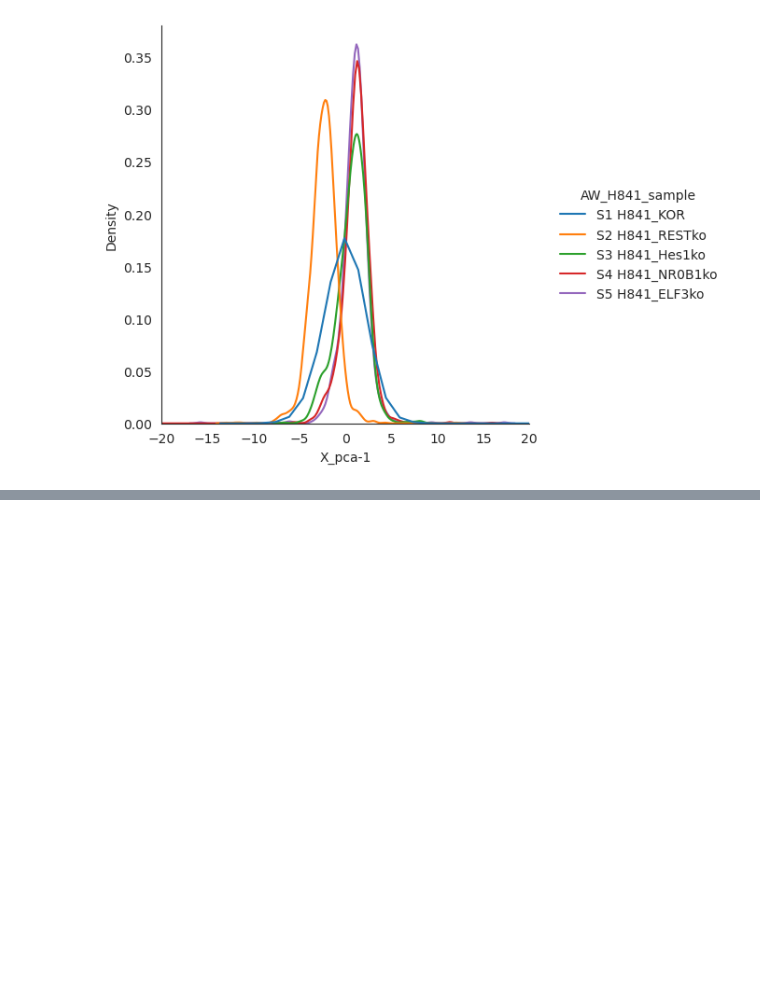
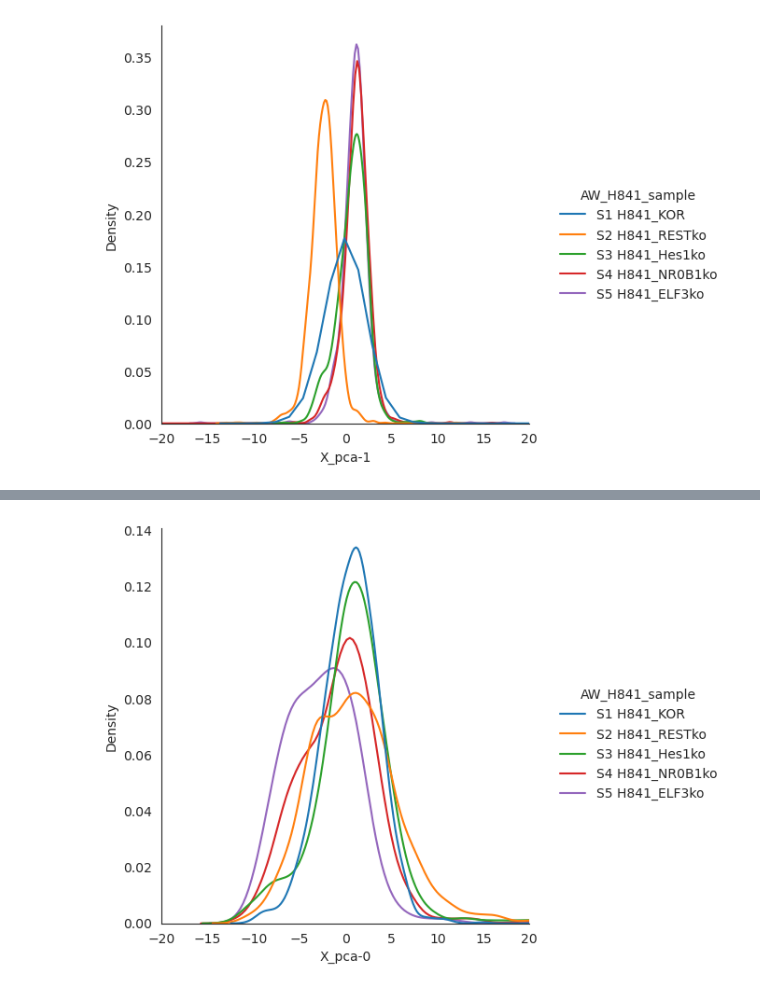
Before and after one commit to QuLab-VU/tempo_code, a Jupyter notebook: rna_seq/H841_MT_RP_filter.ipynb, the cells around one changed output, grey strips where cells are left out. Cells and saved outputs as stored; diff of their text form; code cells hidden in the pictures; blank space fills up the shorter version.

```diff
--- a/rna_seq/H841_MT_RP_filter.ipynb
+++ b/rna_seq/H841_MT_RP_filter.ipynb
@@ -340,0 +432,6 @@ fig3.savefig("/home/monica/git-repos/tempo_code/rna_seq/figures/H841_mt_rp_filte
+# %%
+subset_df = sc.get.obs_df(
+        filtered,
+        keys=['AW_H841_sample'],
+        obsm_keys=[("X_pca", 0), ("X_pca", 1)])
+subset_df
@@ -340,0 +452,4 @@ fig3.savefig("/home/monica/git-repos/tempo_code/rna_seq/figures/H841_mt_rp_filte
+# %%
+fig5 = sns.displot(subset_df, x='X_pca-0', hue='AW_H841_sample', kind="kde", common_norm=False, facet_kws=dict(sharex=True, xlim=(-20, 20)))
+# %% [output]
+[figure, added]
```
Also changed, not shown: parts of 16 cells of this notebook.
